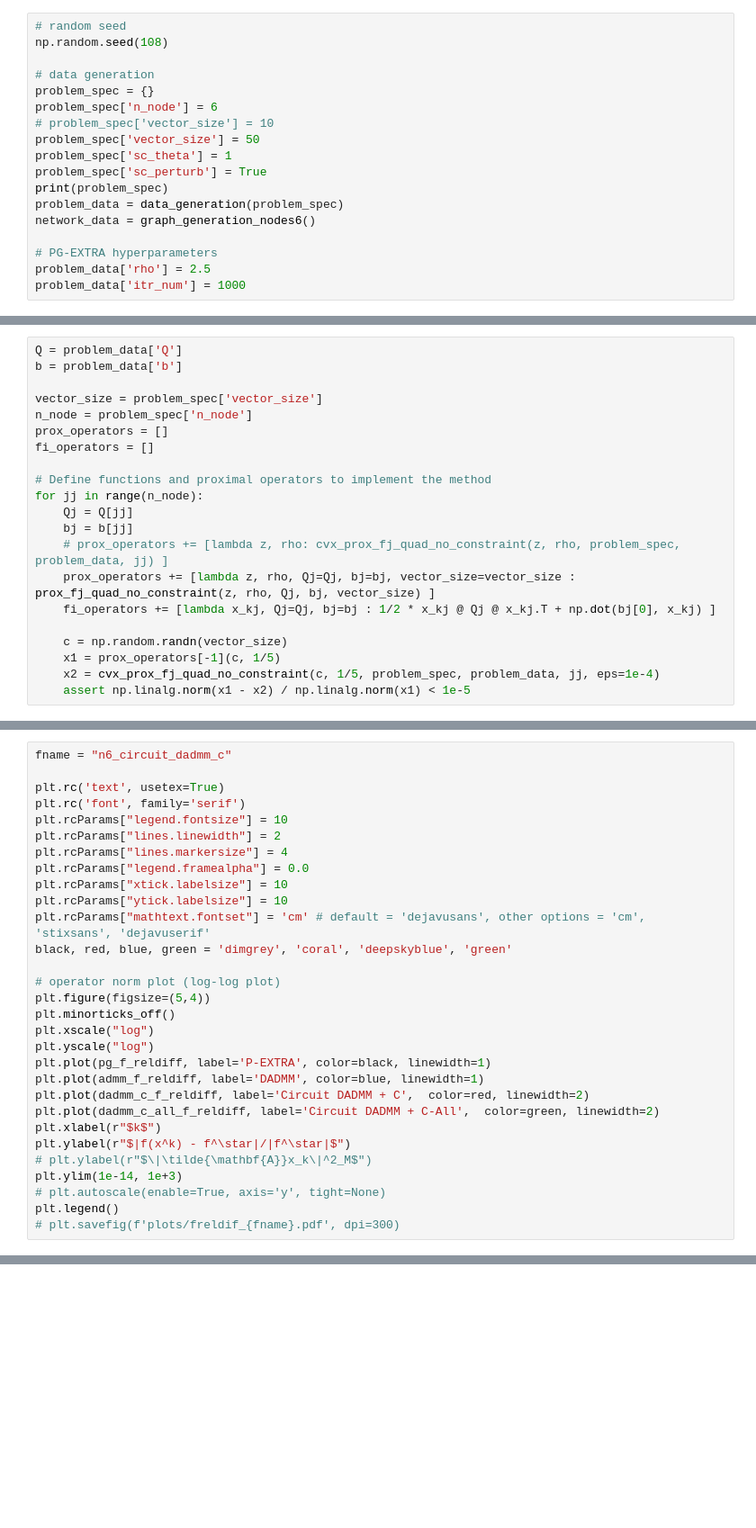
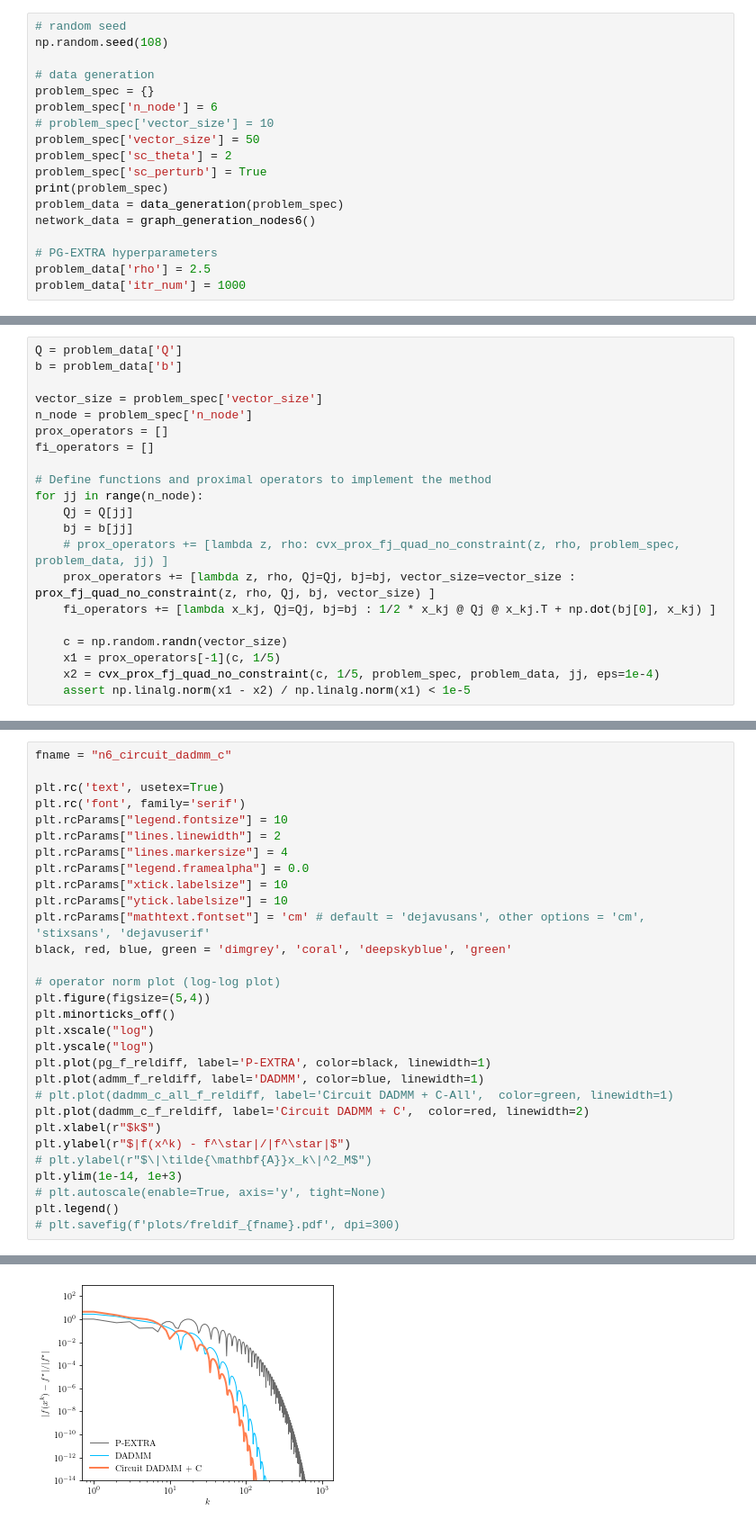
Before and after one commit to cvxgrp/optimization_via_circuits, a Jupyter notebook: convergence/quad_no_constraint_experiment.ipynb, the cells around one changed output, grey strips where cells are left out. Shown at 90% size. Saved outputs shown, nothing was run; the diff lists cells and outputs as text; blank space fills up the shorter version.

Commit message:
pg_extra_sign, tune_qp_function
- corrected sign for pg-extra but still don't work
- tuned qp function to make DADMM work best at R=2

```diff
--- a/convergence/quad_no_constraint_experiment.ipynb
+++ b/convergence/quad_no_constraint_experiment.ipynb
@@ -17,7 +17,7 @@ problem_spec = {}
 problem_spec['n_node'] = 6
 # problem_spec['vector_size'] = 10
 problem_spec['vector_size'] = 50
-problem_spec['sc_theta'] = 1
+problem_spec['sc_theta'] = 2
 problem_spec['sc_perturb'] = True
 print(problem_spec)
 problem_data = data_generation(problem_spec)
@@ -118,8 +162,8 @@ plt.xscale("log")
 plt.yscale("log")
 plt.plot(pg_f_reldiff, label='P-EXTRA', color=black, linewidth=1)
 plt.plot(admm_f_reldiff, label='DADMM', color=blue, linewidth=1)
+# plt.plot(dadmm_c_all_f_reldiff, label='Circuit DADMM + C-All',  color=green, linewidth=1)
 plt.plot(dadmm_c_f_reldiff, label='Circuit DADMM + C',  color=red, linewidth=2)
-plt.plot(dadmm_c_all_f_reldiff, label='Circuit DADMM + C-All',  color=green, linewidth=2)
 plt.xlabel(r"$k$")
 plt.ylabel(r"$|f(x^k) - f^\star|/|f^\star|$")
 # plt.ylabel(r"$\|\tilde{\mathbf{A}}x_k\|^2_M$")
@@ -127,3 +171,4 @@ plt.ylim(1e-14, 1e+3)
 # plt.autoscale(enable=True, axis='y', tight=None)
 plt.legend()
 # plt.savefig(f'plots/freldif_{fname}.pdf', dpi=300)
+# %% [output]
@@ -129,0 +176 @@ plt.legend()
+[figure, added]
```
Also changed, not shown: parts of 10 cells of this notebook, 8 other files.
